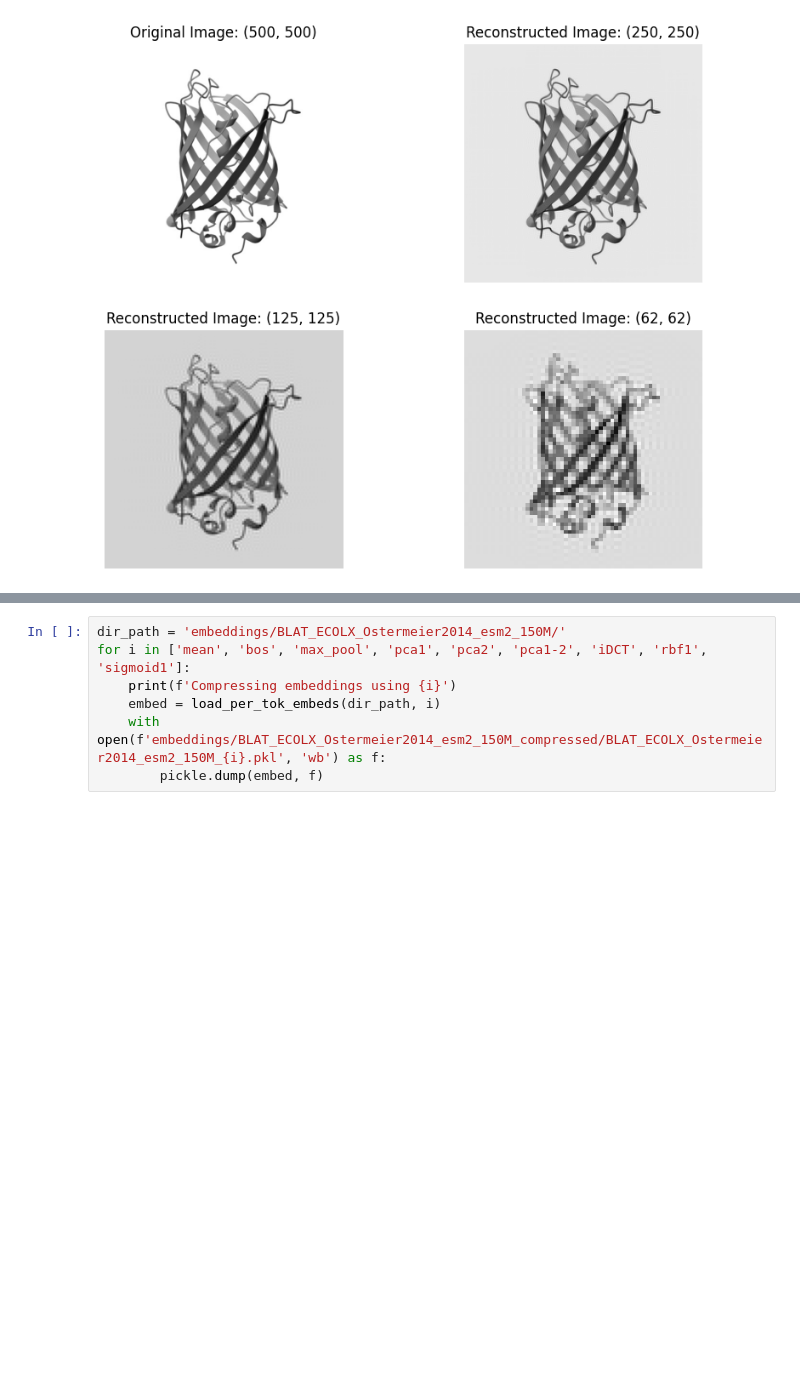
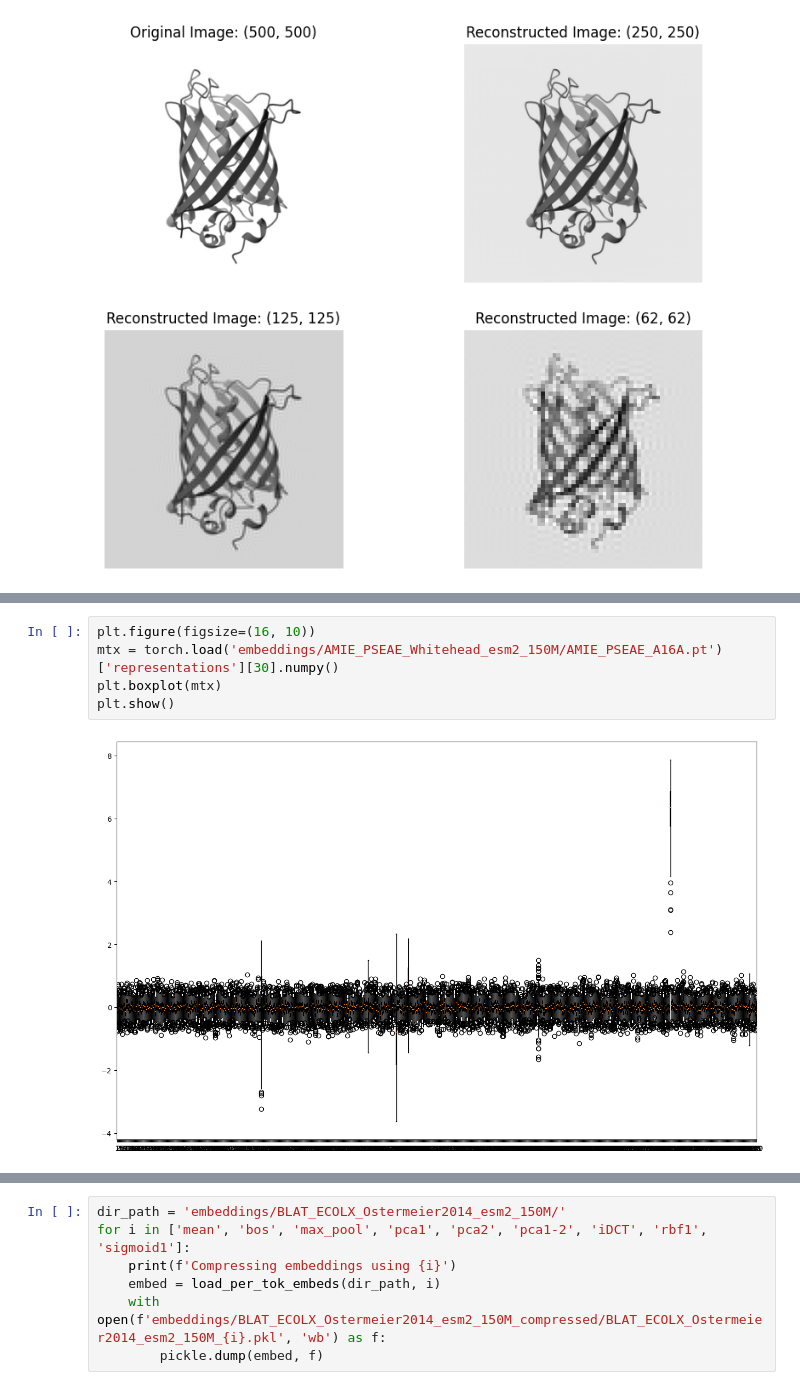
Before and after one commit to ziul-bio/SWAT, a Jupyter notebook: feature_compression.ipynb, the cells around one changed output, grey strips where cells are left out. Drawn from its saved outputs; the diff is of its cells as text; blank space fills up the shorter version.

```diff
--- a/feature_compression.ipynb
+++ b/feature_compression.ipynb
@@ -116,3 +122,10 @@ def quant2D(emb, n=32, m=128):
     ddct = iDCTquant(dct.T,m).T
     ddct = ddct.reshape(n*m) # turn a 2D array into a 1D vector
     return ddct
+# %%
+plt.figure(figsize=(16, 10))
+mtx = torch.load('embeddings/AMIE_PSEAE_Whitehead_esm2_150M/AMIE_PSEAE_A16A.pt')['representations'][30].numpy()
+plt.boxplot(mtx)
+plt.show()
+# %% [output]
+[figure, added]
```
Also changed, not shown: parts of 4 cells of this notebook, 2 other files.
